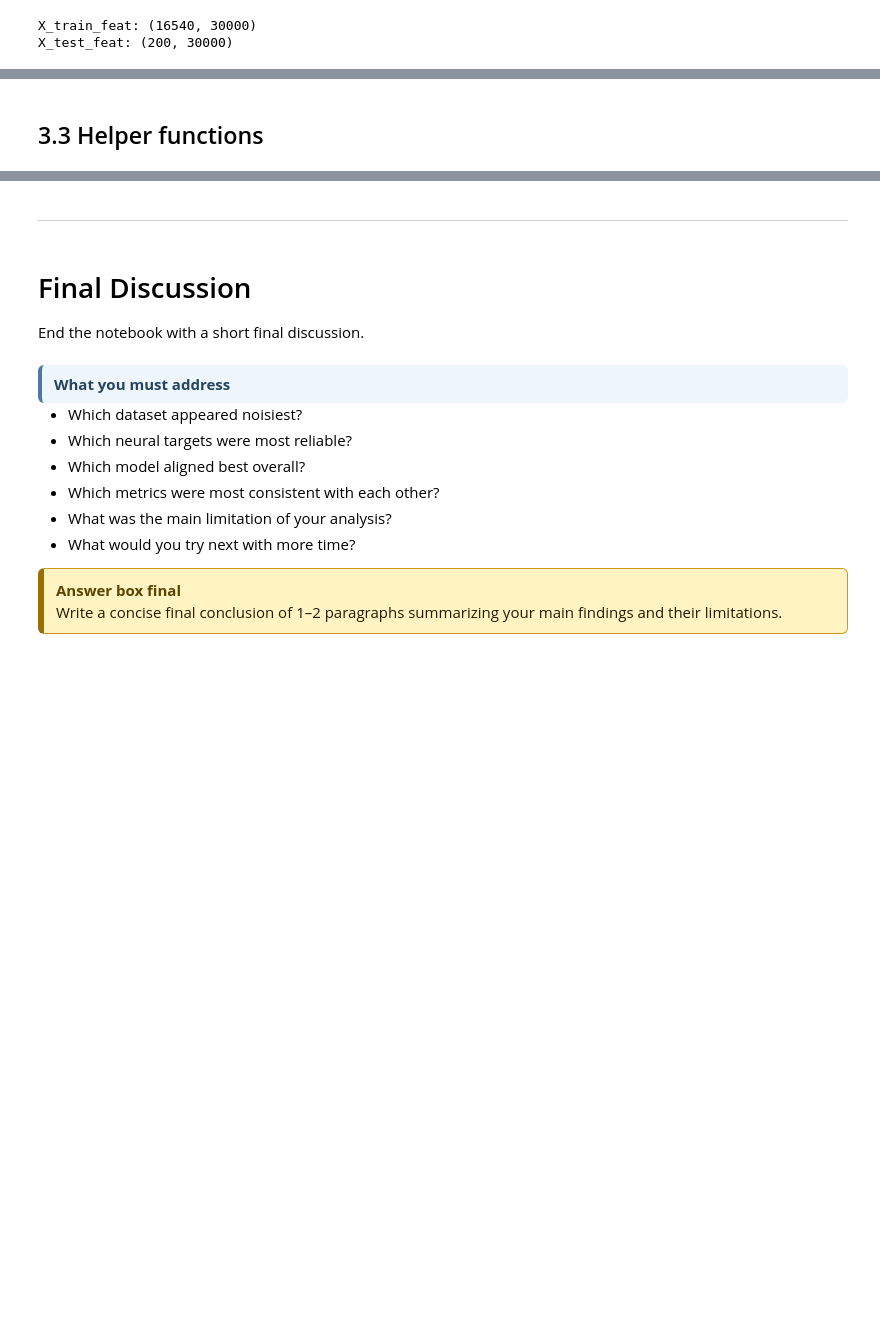
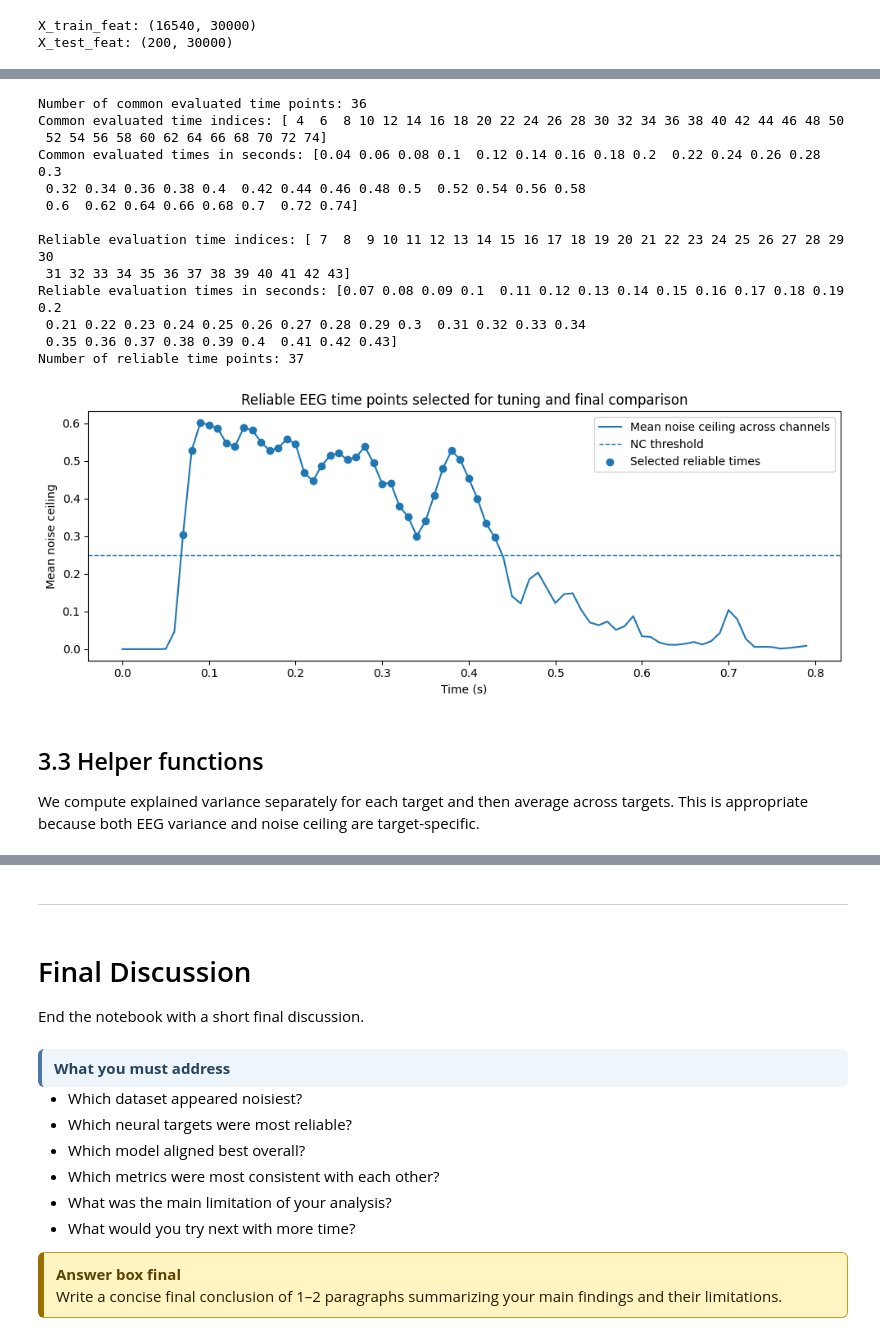
Before and after one commit to Shakikii/Brain-like_Project, a Jupyter notebook: nx414_project_2026.ipynb, the cells around one changed output, grey strips where cells are left out. Cells and saved outputs as stored; diff of their text form; code cells hidden in the pictures; blank space fills up the shorter version.

```diff
--- a/nx414_project_2026.ipynb
+++ b/nx414_project_2026.ipynb
@@ -2934,5 +2986,68 @@ n_times: 80
+# %%
+# Noise ceiling settings
+
+MIN_NC = 0.10
+NC_TIME_THRESHOLD = 0.25
+
+MAX_TEMPORAL_CONTEXT = max(LOCAL_WINDOW, BROAD_WINDOW)
+
+EVAL_TIMES_COMMON = np.arange(
+    MAX_TEMPORAL_CONTEXT,
+    n_times - MAX_TEMPORAL_CONTEXT,
+    EVAL_STEP,
+)
+
+ALL_VALID_TIMES = np.arange(
+    MAX_TEMPORAL_CONTEXT,
+    n_times - MAX_TEMPORAL_CONTEXT,
+)
+
+RELIABLE_EVAL_TIMES = np.array([
+    t for t in ALL_VALID_TIMES
+    if nc_time[t] > NC_TIME_THRESHOLD
+])
+
+print("Number of common evaluated time points:", len(EVAL_TIMES_COMMON))
+print("Common evaluated time indices:", EVAL_TIMES_COMMON)
+print("Common evaluated times in seconds:", time_s[EVAL_TIMES_COMMON])
+
+print("\nReliable evaluation time indices:", RELIABLE_EVAL_TIMES)
+print("Reliable evaluation times in seconds:", time_s[RELIABLE_EVAL_TIMES])
+print("Number of reliable time points:", len(RELIABLE_EVAL_TIMES))
+
+plt.figure(figsize=(10, 4))
+plt.plot(time_s, nc_time, label="Mean noise ceiling across channels")
+plt.axhline(NC_TIME_THRESHOLD, linestyle="--", linewidth=1, label="NC threshold")
+plt.scatter(
+    time_s[RELIABLE_EVAL_TIMES],
+    nc_time[RELIABLE_EVAL_TIMES],
+    label="Selected reliable times",
+)
+plt.xlabel("Time (s)")
+plt.ylabel("Mean noise ceiling")
+plt.title("Reliable EEG time points selected for tuning and final comparison")
+plt.legend()
+plt.tight_layout()
+plt.show()
+# %% [output]
+Number of common evaluated time points: 36
+Common evaluated time indices: [ 4  6  8 10 12 14 16 18 20 22 24 26 28 30 32 34 36 38 40 42 44 46 48 50
+ 52 54 56 58 60 62 64 66 68 70 72 74]
+Common evaluated times in seconds: [0.04 0.06 0.08 0.1  0.12 0.14 0.16 0.18 0.2  0.22 0.24 0.26 0.28 0.3
+ 0.32 0.34 0.36 0.38 0.4  0.42 0.44 0.46 0.48 0.5  0.52 0.54 0.56 0.58
+ 0.6  0.62 0.64 0.66 0.68 0.7  0.72 0.74]
+
+Reliable evaluation time indices: [ 7  8  9 10 11 12 13 14 15 16 17 18 19 20 21 22 23 24 25 26 27 28 29 30
+ 31 32 33 34 35 36 37 38 39 40 41 42 43]
+Reliable evaluation times in seconds: [0.07 0.08 0.09 0.1  0.11 0.12 0.13 0.14 0.15 0.16 0.17 0.18 0.19 0.2
+ 0.21 0.22 0.23 0.24 0.25 0.26 0.27 0.28 0.29 0.3  0.31 0.32 0.33 0.34
+ 0.35 0.36 0.37 0.38 0.39 0.4  0.41 0.42 0.43]
+Number of reliable time points: 37
+[figure, added]
 # %% [markdown]
 ## 3.3 Helper functions
+
+We compute explained variance separately for each target and then average across targets. This is appropriate because both EEG variance and noise ceiling are target-specific.
 # %%
 def explained_variance_per_target(y_true, y_pred, eps=1e-8):
     """
```
Also changed, not shown: parts of 62 cells of this notebook.
